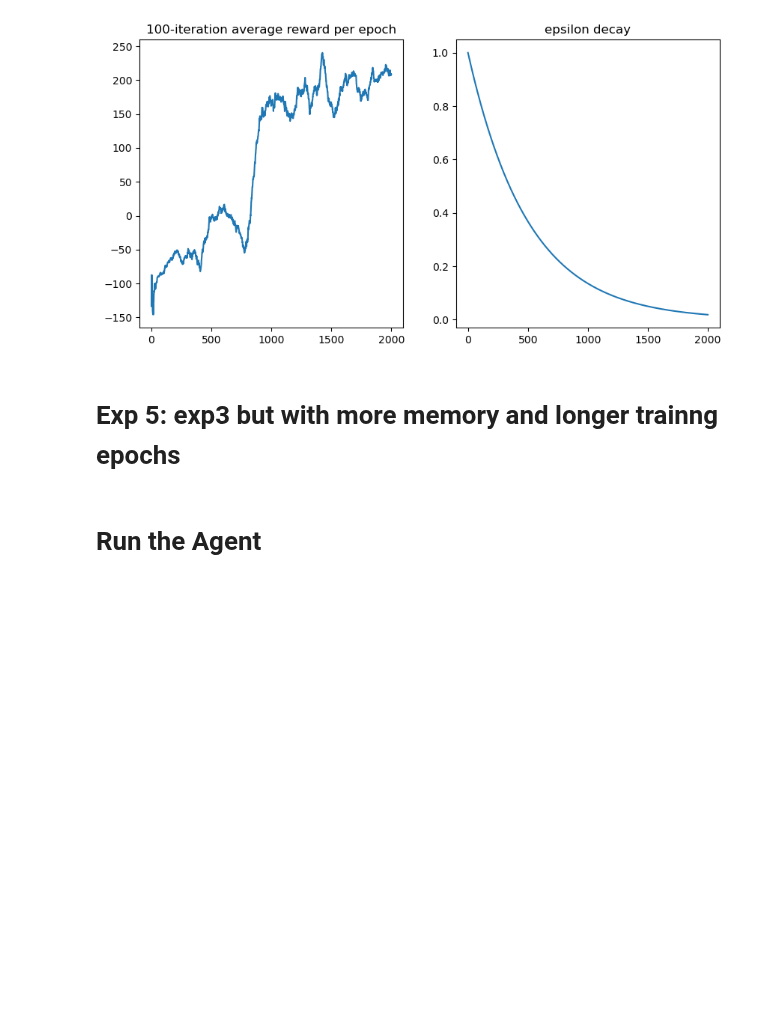
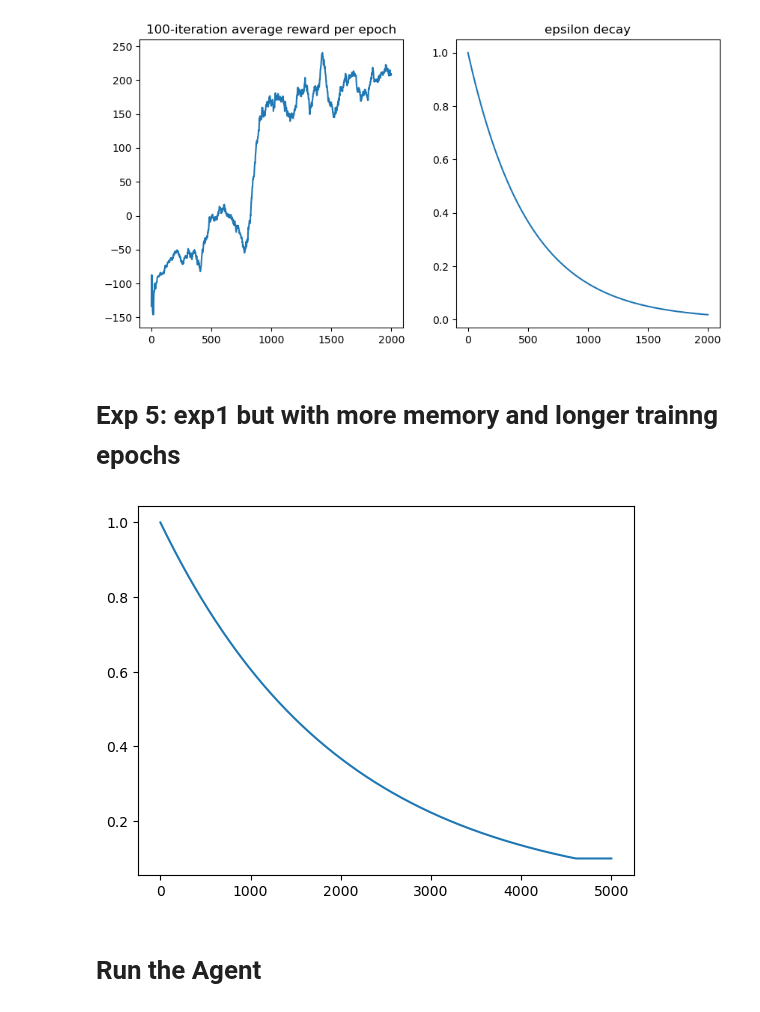
Before and after one commit to jameskn30/NLP_RNN, a Jupyter notebook: Reinforcement Learning/dqn/double_dqn/lunar_duel_dqn copy 2.ipynb, the cells around one changed output. Drawn from its saved outputs; the diff is of its cells as text; code cells hidden in the pictures; blank space fills up the shorter version.

```diff
--- a/Reinforcement Learning/dqn/double_dqn/lunar_duel_dqn copy 2.ipynb
+++ b/Reinforcement Learning/dqn/double_dqn/lunar_duel_dqn copy 2.ipynb
@@ -477,32 +478,35 @@ tune(hidden_size, memory_cap, batch_size, training_epochs,
 [figure]
 [figure]
 # %% [markdown]
-# Exp 5: exp3 but with more memory and longer trainng epochs
+# Exp 5: exp1 but with more memory and longer trainng epochs
 # %%
 training_epochs = 5000
 max_ep = 1.0
 min_ep = 0.1
-decay_ep =0.999
+decay_ep =0.9995
 seed = 0
 
 hidden_size = 128
 memory_cap = int(5e5)
 batch_size = 128
 
 lr = 1e-3
 gamma = 0.99
 tau = 1e-3
 c = 4
+exp_name = 'v5'
 
 plot_epsilon_decay(min_ep, max_ep, decay_ep, training_epochs, epsilon_linear_decay)
-tune(
-    hidden_size,
-    memory_cap,
-    batch_size,
-    training_epochs,
-    min_ep, max_ep, decay_ep,
-    epsilon_linear_decay ,
-    gamma, c, label = 'baseline', device = DEVICE)
+# tune(
+#     hidden_size,
+#     memory_cap,
+#     batch_size,
+#     training_epochs,
+#     min_ep, max_ep, decay_ep,
+#     epsilon_linear_decay ,
+#     gamma, c, label = exp_name, device = DEVICE)
+# %% [output]
+[figure, added]
 # %% [markdown]
 # Run the Agent
 # %%
```
Also changed, not shown: parts of 2 cells of this notebook, 3 other files.
